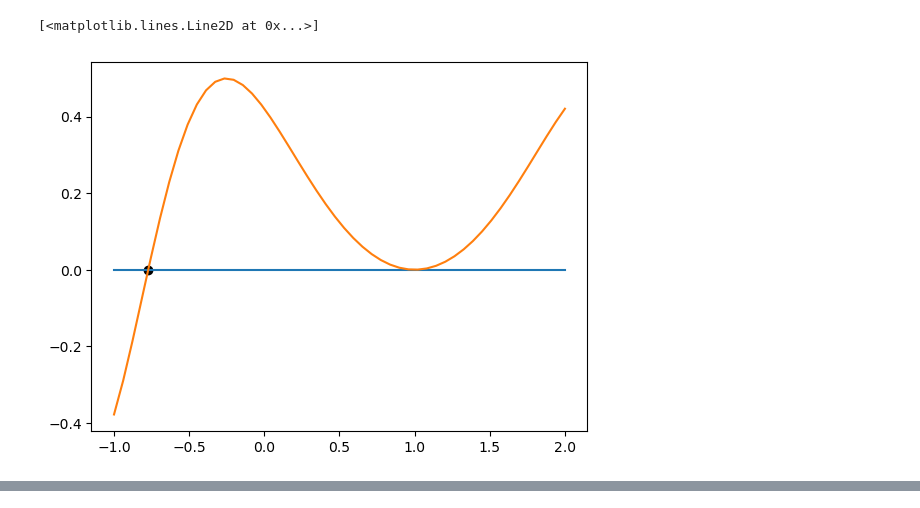
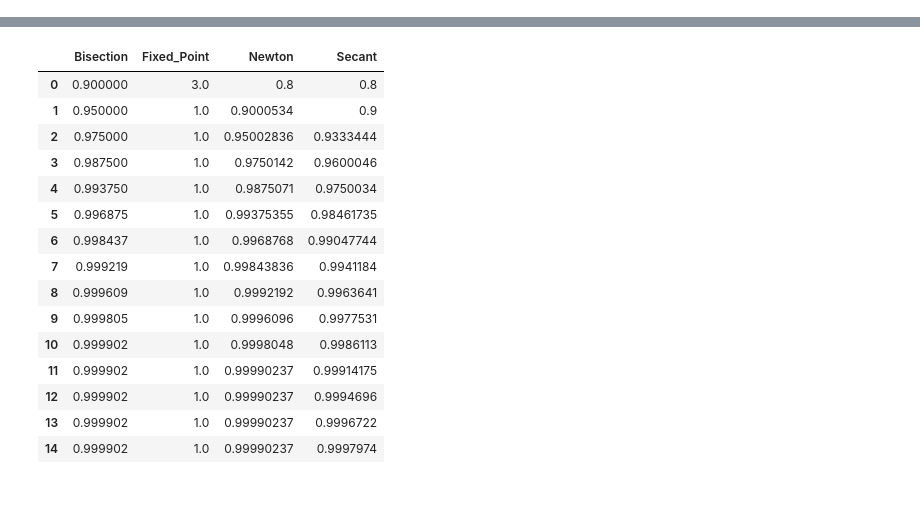
Before and after one commit to EYH0602/csnum, a Jupyter notebook: CodeReport1.ipynb, the cells around one changed output, grey strips where cells are left out. Cells and saved outputs as stored; diff of their text form; code cells hidden in the pictures.

```diff
--- a/CodeReport1.ipynb
+++ b/CodeReport1.ipynb
@@ -61,8 +23,0 @@ res
-# %%
-y = f1(x)
-plt.scatter(res[-1], [0], color="black")
-plt.plot(x, np.zeros(np.shape(x)))
-plt.plot(x, y)
-# %% [output]
-[<matplotlib.lines.Line2D at 0x...>]
-[figure, removed]
@@ -116,0 +24,10 @@ def Secant(f: Cts, p: Tuple[float, float], eps=1e-4, max_iter=15):
+# %%
+pd.DataFrame(
+    {
+        "Bisection": Bisection(f1, (0.8, 1)),
+        "Fixed_Point": Fixed_Point(f1, 3, g=lambda x: np.sqrt(np.arcsin(0))+1),
+        "Newton": Newton(f1, 0.8),
+        "Secant": Secant(f1, (0.8, 0.9)),
+    }
+)
+# %% [output]
@@ -116,0 +35,16 @@ def Secant(f: Cts, p: Tuple[float, float], eps=1e-4, max_iter=15):
+|  | Bisection | Fixed_Point | Newton | Secant |
+| 0 | 0.900000 | 3.0 | 0.8 | 0.8 |
+| 1 | 0.950000 | 1.0 | 0.9000534 | 0.9 |
+| 2 | 0.975000 | 1.0 | 0.95002836 | 0.9333444 |
+| 3 | 0.987500 | 1.0 | 0.9750142 | 0.9600046 |
+| 4 | 0.993750 | 1.0 | 0.9875071 | 0.9750034 |
+| 5 | 0.996875 | 1.0 | 0.99375355 | 0.98461735 |
+| 6 | 0.998437 | 1.0 | 0.9968768 | 0.99047744 |
+| 7 | 0.999219 | 1.0 | 0.99843836 | 0.9941184 |
+| 8 | 0.999609 | 1.0 | 0.9992192 | 0.9963641 |
+| 9 | 0.999805 | 1.0 | 0.9996096 | 0.9977531 |
+| 10 | 0.999902 | 1.0 | 0.9998048 | 0.9986113 |
+| 11 | 0.999902 | 1.0 | 0.99990237 | 0.99914175 |
+| 12 | 0.999902 | 1.0 | 0.99990237 | 0.9994696 |
+| 13 | 0.999902 | 1.0 | 0.99990237 | 0.9996722 |
+| 14 | 0.999902 | 1.0 | 0.99990237 | 0.9997974 |
```
Also changed, not shown: parts of 10 cells of this notebook, 5 other files.
